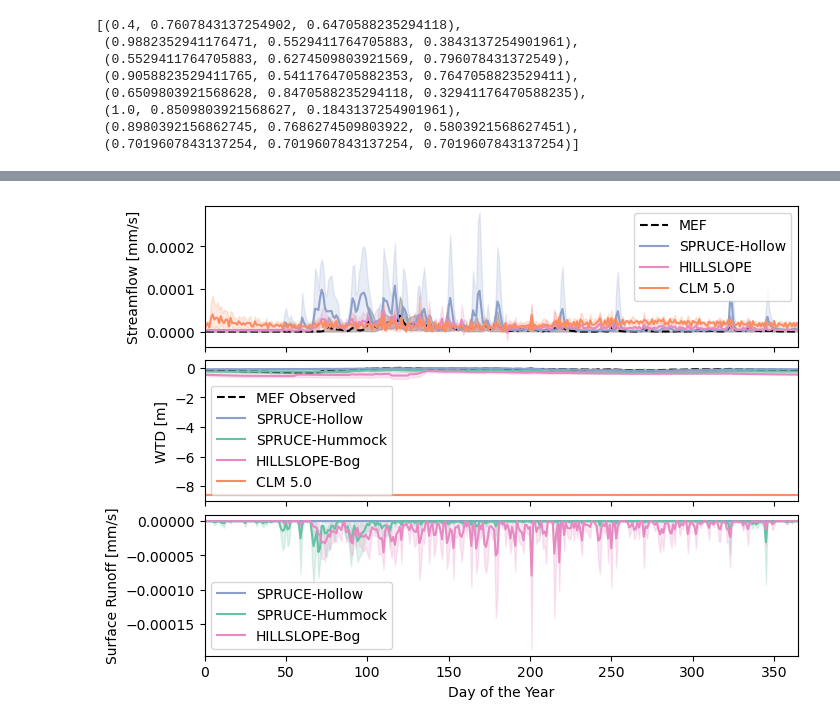
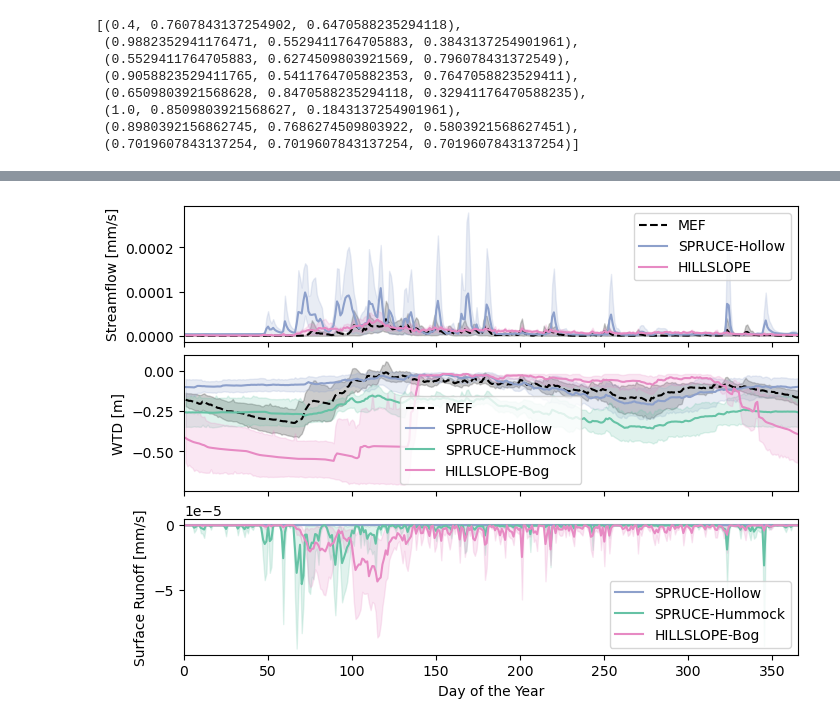
Before and after one commit to mwdjones/peatlandMIP, a Jupyter notebook: 03_plots-AGU.ipynb, the cells around one changed output, grey strips where cells are left out. Saved outputs shown, nothing was run; the diff lists cells and outputs as text; code cells hidden in the pictures.

Commit message:
adjusted figures with new data for paper

```diff
--- a/03_plots-AGU.ipynb
+++ b/03_plots-AGU.ipynb
@@ -109,26 +110,22 @@ def cor_plot(ax, meas, mod, c, title, stream = True):
 #Uncalibrated data
 SPRUCEuncalib = xr.open_mfdataset('ELM-SPRUCE/initRUN/TEST_US-SPR_ICB20TRCNPRDCTCBC/run/TEST_US-SPR_ICB20TRCNPRDCTCBC.clm2.h0.*-01-01-00000.nc',
                             parallel = True)
-CLMuncalib = xr.open_mfdataset('CLM5/derecho-nocalib/derecho_base_nocalib.clm2.h1.*-01-01-00000.nc',
+CLMuncalib = xr.open_mfdataset('CLM5/OLD/initRUNS_long/mbp_tuning_spinup_grass_CONTROL_v0.clm2.h1.*-01-01-00000.nc',
                             parallel = True)
-HILLSLOPEuncalib = xr.open_mfdataset('CLM-hillslope/3col-derecho-nocalib/test-derecho-nuopc.clm2.h2.*-01-01-00000.nc',
+HILLSLOPEuncalib = xr.open_mfdataset('CLM-hillslope/OLD/3col-lagg-initial/initRUN_long/test-hillslope-mct-srof-lagg.clm2.h2.*-01-01-00000.nc',
                             parallel = True)
-HILLSLOPEuncalibcol = xr.open_mfdataset('CLM-hillslope/3col-derecho-nocalib/test-derecho-nuopc.clm2.h3.*-01-01-00000.nc',
+HILLSLOPEuncalibcol = xr.open_mfdataset('CLM-hillslope/OLD/3col-lagg-initial/initRUN_long/test-hillslope-mct-srof-lagg.clm2.h3.*-01-01-00000.nc',
                             parallel = True)
 
 #Calibrated Data
 SPRUCEcalib = xr.open_mfdataset('ELM-SPRUCE/shiPARAMS/TESTShi2015_US-SPR_ICB20TRCNPRDCTCBC/TESTShi2015_US-SPR_ICB20TRCNPRDCTCBC.clm2.h0.*-01-01-00000.nc',
                             parallel = True)
-CLMcalib = xr.open_mfdataset('CLM5/derecho-streamcalib-oldspinup/derecho_stream_calib.clm2.h1.*-01-01-00000.nc',
+CLMcalib = xr.open_mfdataset('CLM5/OLD/initRUNS_long/mbp_tuning_spinup_grass_CONTROL_v0.clm2.h1.*-01-01-00000.nc',
                             parallel = True)
-HILLSLOPEcalib = xr.open_mfdataset('CLM-hillslope/3col-derecho-onlypftcalib/hillslope-bayes-opt.clm2.h2.*-01-01-00000.nc',
+HILLSLOPEcalib = xr.open_mfdataset('CLM-hillslope/OLD/3col-bayesParams/bayes-opt-fmax0.108-baseflow0.445.clm2.h2.*-01-01-00000.nc',
                             parallel = True)
-HILLSLOPEcalibcol =  xr.open_mfdataset('CLM-hillslope/3col-derecho-onlypftcalib/hillslope-bayes-opt.clm2.h3.*-01-01-00000.nc',
+HILLSLOPEcalibcol =  xr.open_mfdataset('CLM-hillslope/OLD/3col-bayesParams/bayes-opt-fmax0.108-baseflow0.445.clm2.h3.*-01-01-00000.nc',
                             parallel = True)
-
-#Fenghui data
-FenghuiData = xr.open_mfdataset('ELM-SPRUCE/fenghui/T0.00_US-SPR_I20TRCLM45CN.clm2.h0.*-01-01-00000.nc',
-                                parallel = True)
 # %%
 '''Subset Timestamps'''
 SPRUCEuncalib = SPRUCEuncalib.sel(time = slice("2011-01-01", "2016-12-31"))
@@ -171,38 +191,37 @@ sns.lineplot(x = stream.Date.dt.dayofyear, y = stream['Flow_mms'],
              color = 'black', linestyle = '--', label = 'MEF', ax = ax[0])
 sns.lineplot(x = SPRUCEcalib.sel(lndgrid = 1).time.dt.dayofyear, y = SPRUCEcalib.sel(lndgrid = 1).QRUNOFF,
              label = 'SPRUCE-Hollow', color = pal[2], ax = ax[0])
+#sns.lineplot(x = SPRUCEcalib.sel(lndgrid = 1).time.dt.dayofyear, y = SPRUCEcalib.sel(lndgrid = 1).QRUNOFF,
+#             label = 'SPRUCE-Hummock', color = pal[0], ax = ax[0])
 sns.lineplot(x = HILLSLOPEcalib.time.dt.dayofyear, y = np.array(HILLSLOPEcalib.QRUNOFF).reshape(2190),
              label = 'HILLSLOPE', color = pal[3], ax = ax[0])
-sns.lineplot(x = CLMcalib.time.dt.dayofyear, y = np.array(CLMcalib.QRUNOFF).reshape(2187),
-             label = 'CLM 5.0', color = pal[1], ax = ax[0])
+#sns.lineplot(x = CLMuncalib.time.dt.dayofyear, y = np.array(CLMuncalib.QRUNOFF).reshape(2190),
+#             label = 'CLM 5.0', color = pal[1], ax = ax[0])
 ax[0].set_ylabel('Streamflow [mm/s]')
 
 #Middle Axis: Water table elevation in the Bog
 sns.lineplot(x = wte.DATE.dt.dayofyear, y = wte.WTD,
-             color = 'black', linestyle = '--', label = 'MEF Observed', ax = ax[1])
+             color = 'black', linestyle = '--', label = 'MEF', ax = ax[1])
 sns.lineplot(x = SPRUCEcalib.sel(lndgrid = 1).time.dt.dayofyear, y = -SPRUCEcalib.sel(lndgrid = 1).ZWT,
              label = 'SPRUCE-Hollow', color = pal[2], ax = ax[1])
 sns.lineplot(x = SPRUCEcalib.sel(lndgrid = 0).time.dt.dayofyear, y = -SPRUCEcalib.sel(lndgrid = 0).ZWT,
              label = 'SPRUCE-Hummock', color = pal[0], ax = ax[1])
 sns.lineplot(x = HILLSLOPEcalibcol.sel(column = 1).time.dt.dayofyear, y = -np.array(HILLSLOPEcalibcol.sel(column = 1).ZWT).reshape(2190),
              label = 'HILLSLOPE-Bog', color = pal[3], ax = ax[1])
-sns.lineplot(x = CLMcalib.time.dt.dayofyear, y = -np.array(CLMcalib.ZWT).reshape(2187),
-             label = 'CLM 5.0', color = pal[1], ax = ax[1])
 ax[1].set_ylabel('WTD [m]')
 
 #Bottom Axis: Lateral flow out of the Bog in to the Lagg
 sns.lineplot(x = SPRUCEcalib.sel(lndgrid = 1).time.dt.dayofyear, y = -SPRUCEcalib.sel(lndgrid = 1).QOVER,
              label = 'SPRUCE-Hollow', color = pal[2], ax = ax[2])
 sns.lineplot(x = SPRUCEcalib.sel(lndgrid = 0).time.dt.dayofyear, y = -SPRUCEcalib.sel(lndgrid = 0).QOVER,
              label = 'SPRUCE-Hummock', color = pal[0],  ax = ax[2])
 sns.lineplot(x = HILLSLOPEcalibcol.sel(column = 1).time.dt.dayofyear, y = -np.array(HILLSLOPEcalibcol.sel(column = 1).QOVER).reshape(2190),
              label = 'HILLSLOPE-Bog', color = pal[3], ax = ax[2])
 ax[2].set_ylabel('Surface Runoff [mm/s]')
 
 
 plt.xlabel('Day of the Year')
 plt.xlim(0, 365)
 plt.savefig('./figures/AGU/timeseries.pdf', bbox_inches = 'tight')
-plt.savefig('./figures/AGU/timeseries.svg', bbox_inches = 'tight')
 # %% [output]
-[figure, old version]
+[figure, new version]
```
Also changed, not shown: parts of 16 cells of this notebook, 23 other files.
